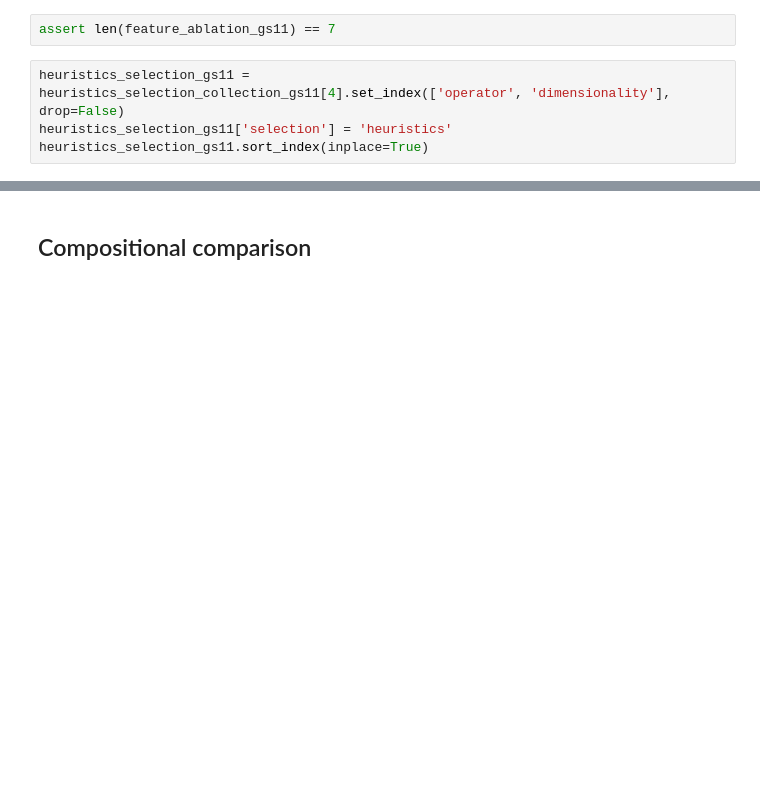
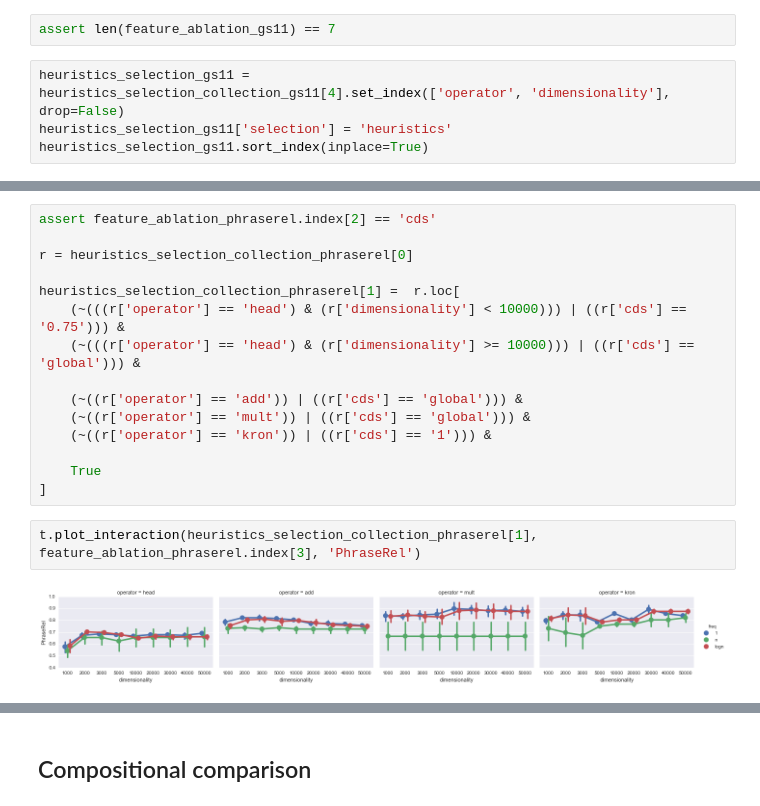
Before and after one commit to dimazest/thesis, a Jupyter notebook: supplement/parameter-selection.ipynb, the cells around one changed output, grey strips where cells are left out. Drawn from its saved outputs; the diff is of its cells as text; blank space fills up the shorter version.

```diff
--- a/supplement/parameter-selection.ipynb
+++ b/supplement/parameter-selection.ipynb
@@ -1201,0 +1230,19 @@ t.plot_selection(
+# %%
+assert feature_ablation_phraserel.index[2] == 'cds'
+
+r = heuristics_selection_collection_phraserel[0]
+
+heuristics_selection_collection_phraserel[1] =  r.loc[
+    (~(((r['operator'] == 'head') & (r['dimensionality'] < 10000))) | ((r['cds'] == '0.75'))) &
+    (~(((r['operator'] == 'head') & (r['dimensionality'] >= 10000))) | ((r['cds'] == 'global'))) &
+
+    (~((r['operator'] == 'add')) | ((r['cds'] == 'global'))) &
+    (~((r['operator'] == 'mult')) | ((r['cds'] == 'global'))) &
+    (~((r['operator'] == 'kron')) | ((r['cds'] == '1'))) &
+
+    True
+]
+# %%
+t.plot_interaction(heuristics_selection_collection_phraserel[1], feature_ablation_phraserel.index[3], 'PhraseRel')
+# %% [output]
+[figure, added]
```
Also changed, not shown: parts of 37 cells of this notebook, 6 other files.
